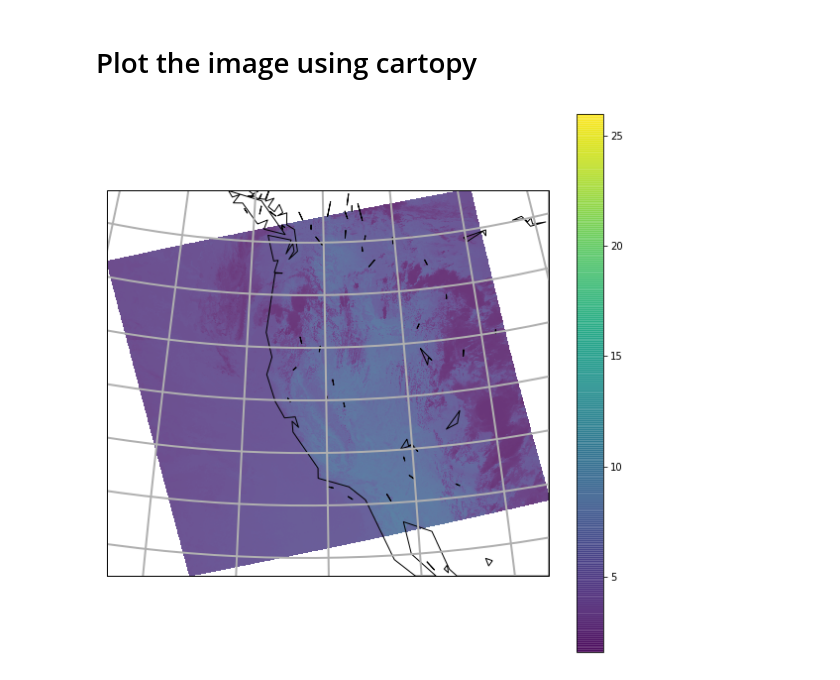
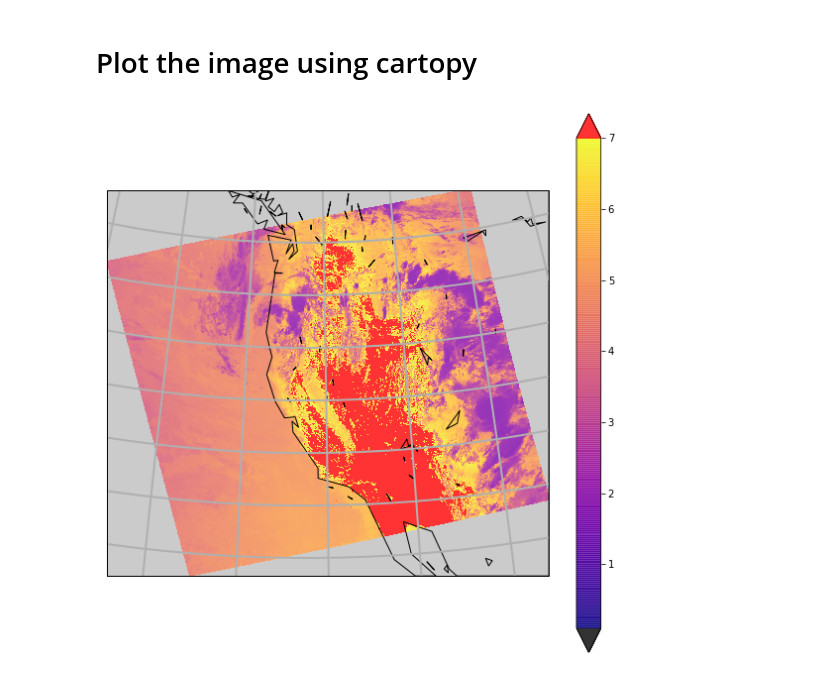
Before and after one commit to Pearl-Ayem/ATSC_Course_Work, a Jupyter notebook: notebooks/cartopy_resample_ch30.ipynb, the cells around one changed output. Drawn from its saved outputs; the diff is of its cells as text; code cells hidden in the pictures.

Commit message:
add colorbar

```diff
--- a/notebooks/cartopy_resample_ch30.ipynb
+++ b/notebooks/cartopy_resample_ch30.ipynb
@@ -181,14 +181,24 @@ nan_value = np.array([np.nan],dtype=np.float32)[0]
 image_30[image_30< -9000]=nan_value
 # %% [markdown]
 # Plot the image using cartopy
+# %%
+pal = plt.get_cmap('plasma')
+pal.set_bad('0.75') #75% grey
+pal.set_over('r')  #color cells > 0.98 red
+pal.set_under('k')  #color cells < 0.75 black
+vmin= 0.1
+vmax= 7.0
+from matplotlib.colors import Normalize
+the_norm=Normalize(vmin=vmin,vmax=vmax,clip=False)
 # %%
 crs = area_def.to_cartopy_crs()
 fig, ax = plt.subplots(1, 1, figsize=(10,10),
                           subplot_kw={'projection': crs})
 ax.gridlines(linewidth=2)
 ax.add_feature(cartopy.feature.GSHHSFeature(scale='coarse', levels=[1,2,3]));
 ax.set_extent(crs.bounds,crs)
-cs=ax.imshow(image_30, transform=crs, extent=crs.bounds, origin='upper',alpha=0.8)
-fig.colorbar(cs);
+cs=ax.imshow(image_30, transform=crs, extent=crs.bounds,
+             origin='upper',alpha=0.8,cmap=pal,norm=the_norm)
+fig.colorbar(cs,extend='both');
 # %% [output]
-[figure, old version]
+[figure, new version]
```
Also changed, not shown: parts of 3 cells of this notebook.
